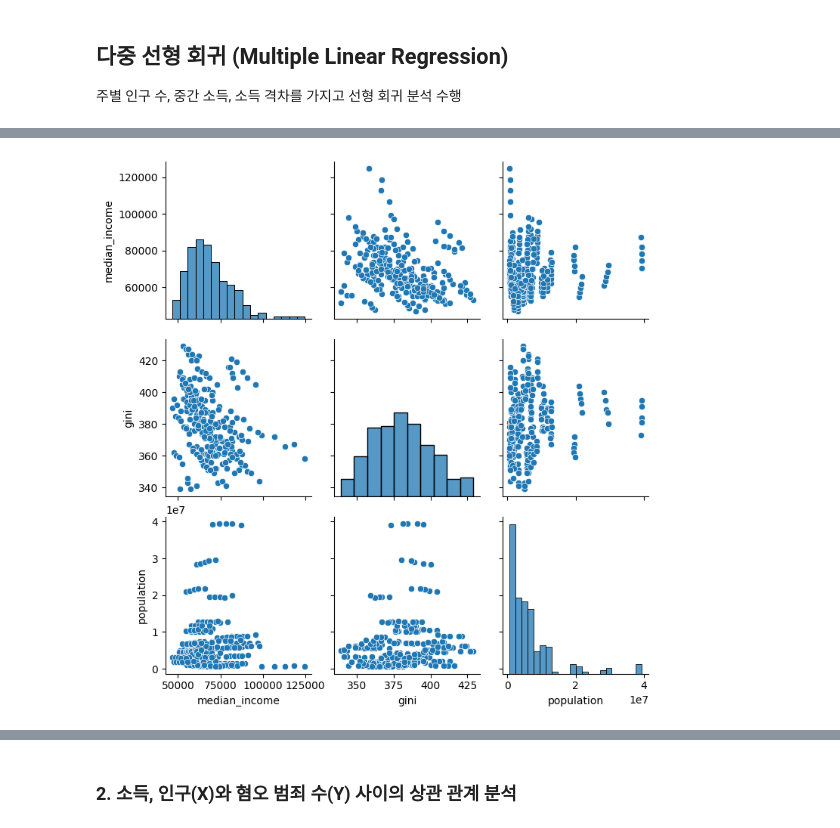
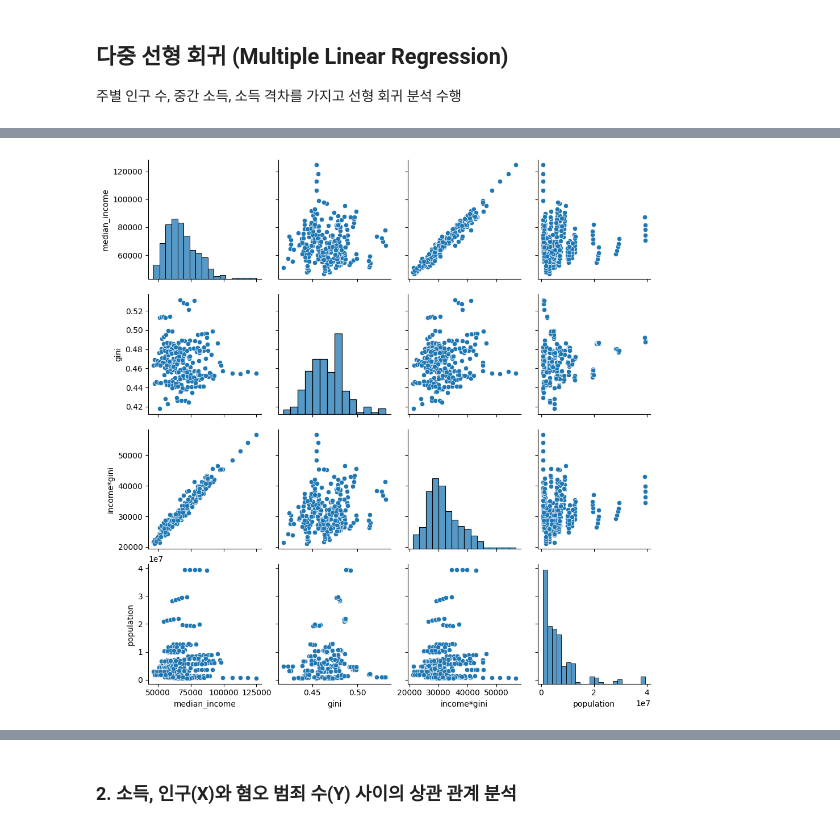
Before and after one commit to sjw8793/DS2023-HateCrimeAnalysis, a Jupyter notebook: linear_regression.ipynb, the cells around one changed output, grey strips where cells are left out. Drawn from its saved outputs; the diff is of its cells as text; code cells hidden in the pictures.

```diff
--- a/linear_regression.ipynb
+++ b/linear_regression.ipynb
@@ -29,12 +29,19 @@ mdata_2019 = pd.merge(data_2019, case_2019, on='state_name')
 mdata_2020 = pd.merge(data_2020, case_2020, on='state_name')
 mdata_2021 = pd.merge(data_2021, case_2021, on='state_name')
 
+# # 연도별 gini(소득 불평등을 나타내는 지표)
+# gini_2017 = pd.read_excel('dataset/gini_2017.xlsx')[['state_name', 'gini']]
+# gini_2018 = pd.read_excel('dataset/gini_2018.xlsx')[['state_name', 'gini']]
+# gini_2019 = pd.read_excel('dataset/gini_2019.xlsx')[['state_name', 'gini']]
+# gini_2020 = pd.read_excel('dataset/gini_2020.xlsx')[['state_name', 'gini']]
+# gini_2021 = pd.read_excel('dataset/gini_2021.xlsx')[['state_name', 'gini']]
+
 # 연도별 gini(소득 불평등을 나타내는 지표)
-gini_2017 = pd.read_excel('dataset/gini_2017.xlsx')[['state_name', 'gini']]
-gini_2018 = pd.read_excel('dataset/gini_2018.xlsx')[['state_name', 'gini']]
-gini_2019 = pd.read_excel('dataset/gini_2019.xlsx')[['state_name', 'gini']]
-gini_2020 = pd.read_excel('dataset/gini_2020.xlsx')[['state_name', 'gini']]
-gini_2021 = pd.read_excel('dataset/gini_2021.xlsx')[['state_name', 'gini']]
+gini_2017 = pd.read_excel('dataset/new_gini_2017.xlsx')[['state_name', 'gini']]
+gini_2018 = pd.read_excel('dataset/new_gini_2018.xlsx')[['state_name', 'gini']]
+gini_2019 = pd.read_excel('dataset/new_gini_2019.xlsx')[['state_name', 'gini']]
+gini_2020 = pd.read_excel('dataset/new_gini_2020.xlsx')[['state_name', 'gini']]
+gini_2021 = pd.read_excel('dataset/new_gini_2021.xlsx')[['state_name', 'gini']]
 
 mdata_2017 = pd.merge(mdata_2017, gini_2017, on='state_name')
 mdata_2018 = pd.merge(mdata_2018, gini_2018, on='state_name')
@@ -206,0 +259,12 @@ plt.show()
+# %%
+mdata_all['income*gini'] = mdata_all['median_income'] * mdata_all['gini']
+
+mdata_isort = mdata_all.sort_values(by='income*gini', ignore_index=True)
+
+X = mdata_isort['income*gini']
+# X = sm.add_constant(X)
+y = mdata_isort['hate_crime_case_normalized']
+
+# OLS 모델을 따라 선형 회귀 분석 수행
+results = sm.OLS(y, X).fit()
+print(results.summary())
@@ -206,0 +304,13 @@ plt.show()
+# %%
+mdata_all['income*gini'] = mdata_all['median_income'] * mdata_all['gini']
+
+mdata_isort = mdata_all.sort_values(by='income*gini', ignore_index=True)
+mdata_isort.drop(mdata_isort[(mdata_isort['state_name'] == "District of Columbia")].index, inplace=True)
+
+X = mdata_isort['income*gini']
+# X = sm.add_constant(X)
+y = mdata_isort['hate_crime_case_normalized']
+
+# OLS 모델을 따라 선형 회귀 분석 수행
+results = sm.OLS(y, X).fit()
+print(results.summary())
@@ -219,8 +368,8 @@ plt.show()
 # %%
-sns.pairplot(mdata_all[['median_income', 'gini', 'population']])
+sns.pairplot(mdata_all[['median_income', 'gini', 'income*gini', 'population']])
 plt.show()
 # %% [output]
-[figure, old version]
+[figure, new version]
 # %%
 from statsmodels.stats.outliers_influence import variance_inflation_factor
 
```
Also changed, not shown: parts of 20 cells of this notebook.
